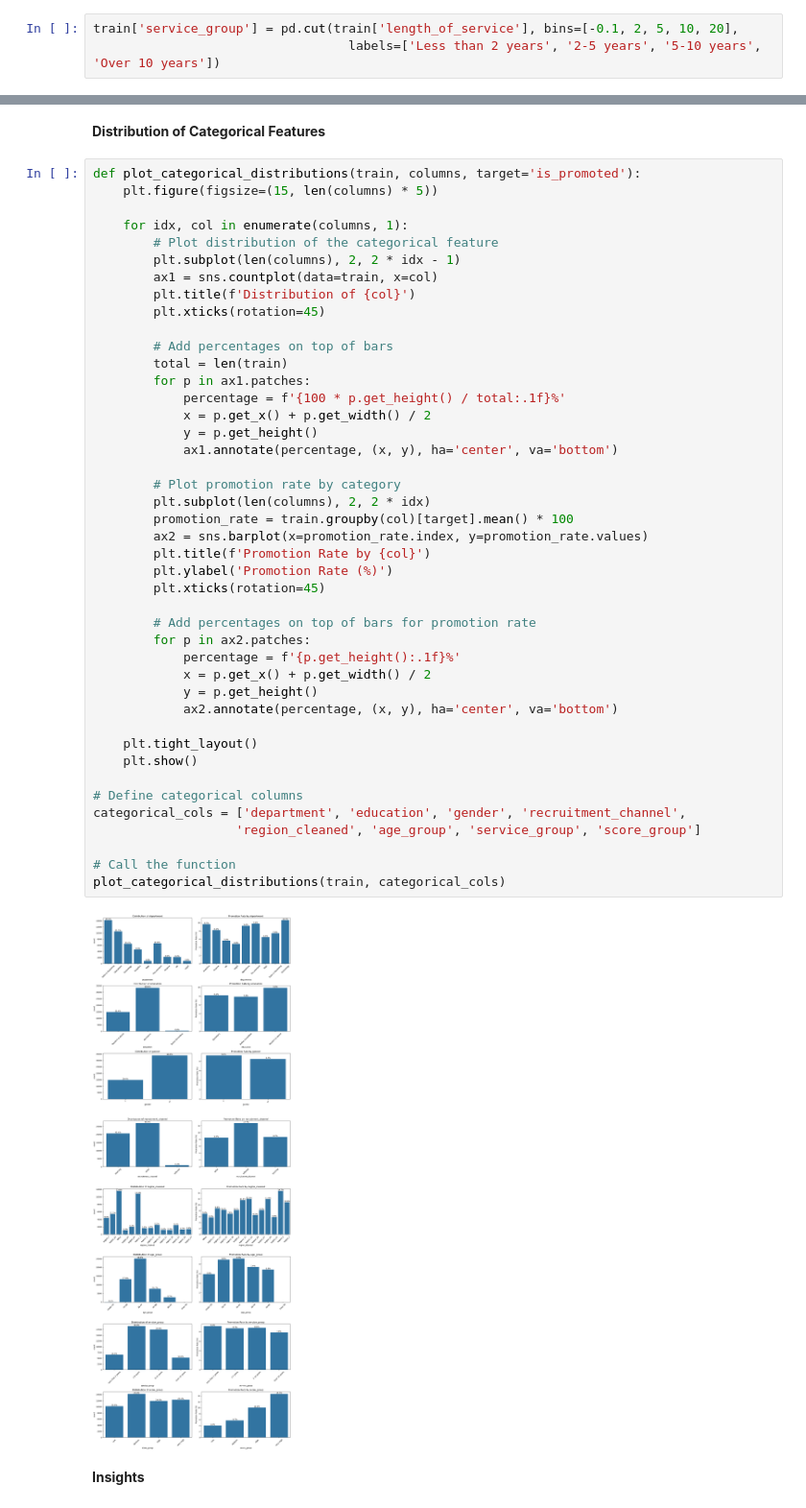
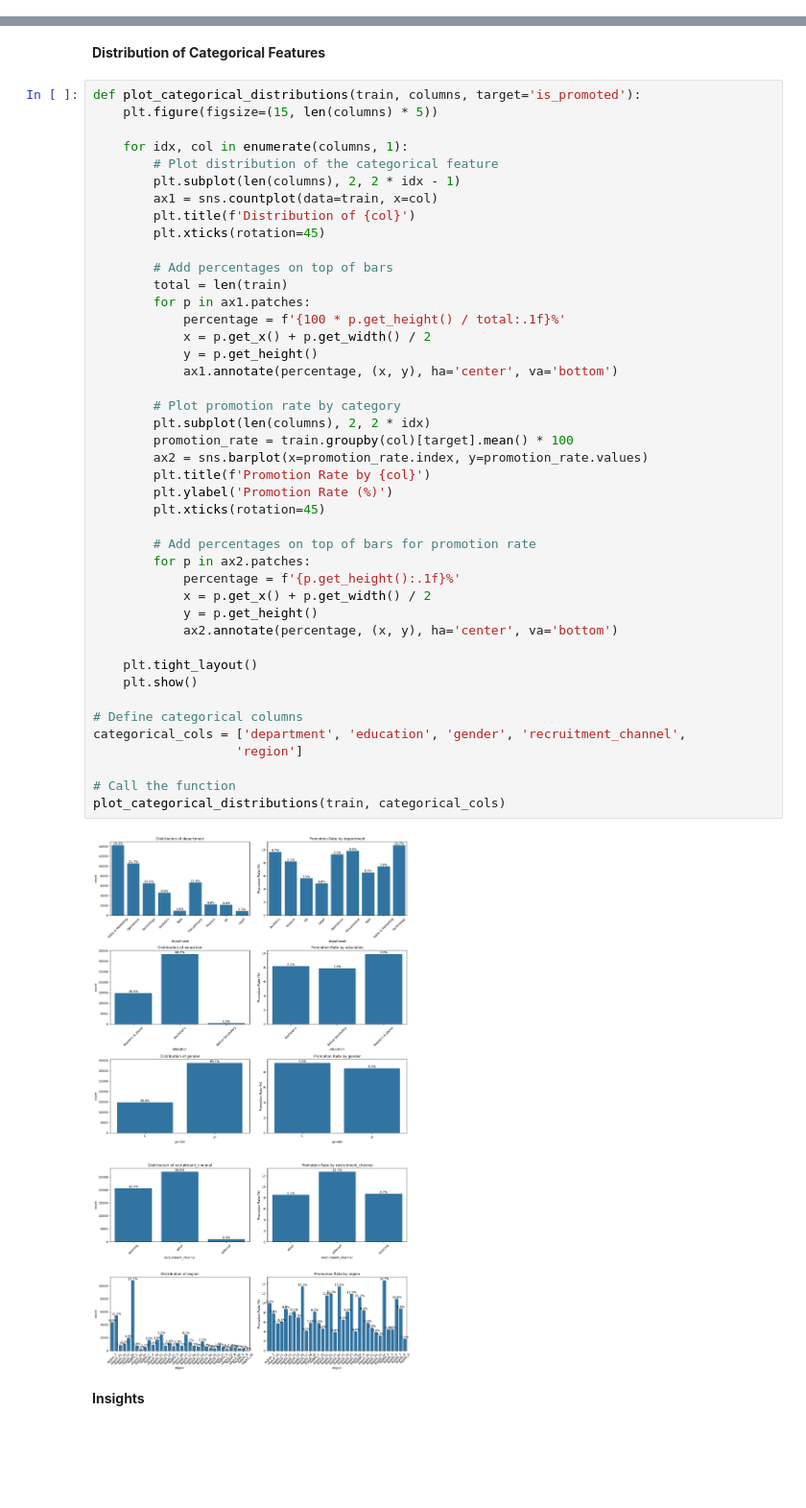
Before and after one commit to bedankibunja/HR-ANALYTICS-Predicting-Employee-Promotions, a Jupyter notebook: Notebook.ipynb, the cells around one changed output, grey strips where cells are left out. Shown at 96% size. Drawn from its saved outputs; the diff is of its cells as text; blank space fills up the shorter version.

```diff
--- a/Notebook.ipynb
+++ b/Notebook.ipynb
@@ -394,3 +285,0 @@ Over 10 years<br>
-# %%
-train['service_group'] = pd.cut(train['length_of_service'], bins=[-0.1, 2, 5, 10, 20],
-                                  labels=['Less than 2 years', '2-5 years', '5-10 years', 'Over 10 years'])
@@ -480,35 +305,35 @@ def plot_categorical_distributions(train, columns, target='is_promoted'):
         for p in ax1.patches:
             percentage = f'{100 * p.get_height() / total:.1f}%'
             x = p.get_x() + p.get_width() / 2
             y = p.get_height()
             ax1.annotate(percentage, (x, y), ha='center', va='bottom')
 
         # Plot promotion rate by category
         plt.subplot(len(columns), 2, 2 * idx)
         promotion_rate = train.groupby(col)[target].mean() * 100
         ax2 = sns.barplot(x=promotion_rate.index, y=promotion_rate.values)
         plt.title(f'Promotion Rate by {col}')
         plt.ylabel('Promotion Rate (%)')
         plt.xticks(rotation=45)
 
         # Add percentages on top of bars for promotion rate
         for p in ax2.patches:
             percentage = f'{p.get_height():.1f}%'
             x = p.get_x() + p.get_width() / 2
             y = p.get_height()
             ax2.annotate(percentage, (x, y), ha='center', va='bottom')
 
     plt.tight_layout()
     plt.show()
 
 # Define categorical columns
 categorical_cols = ['department', 'education', 'gender', 'recruitment_channel',
-                   'region_cleaned', 'age_group', 'service_group', 'score_group']
+                   'region']
 
 # Call the function
 plot_categorical_distributions(train, categorical_cols)
 # %% [output]
-[figure, old version]
+[figure, new version]
 # %% [markdown]
 **Insights**
 # %% [markdown]
```
Also changed, not shown: parts of 55 cells of this notebook.
